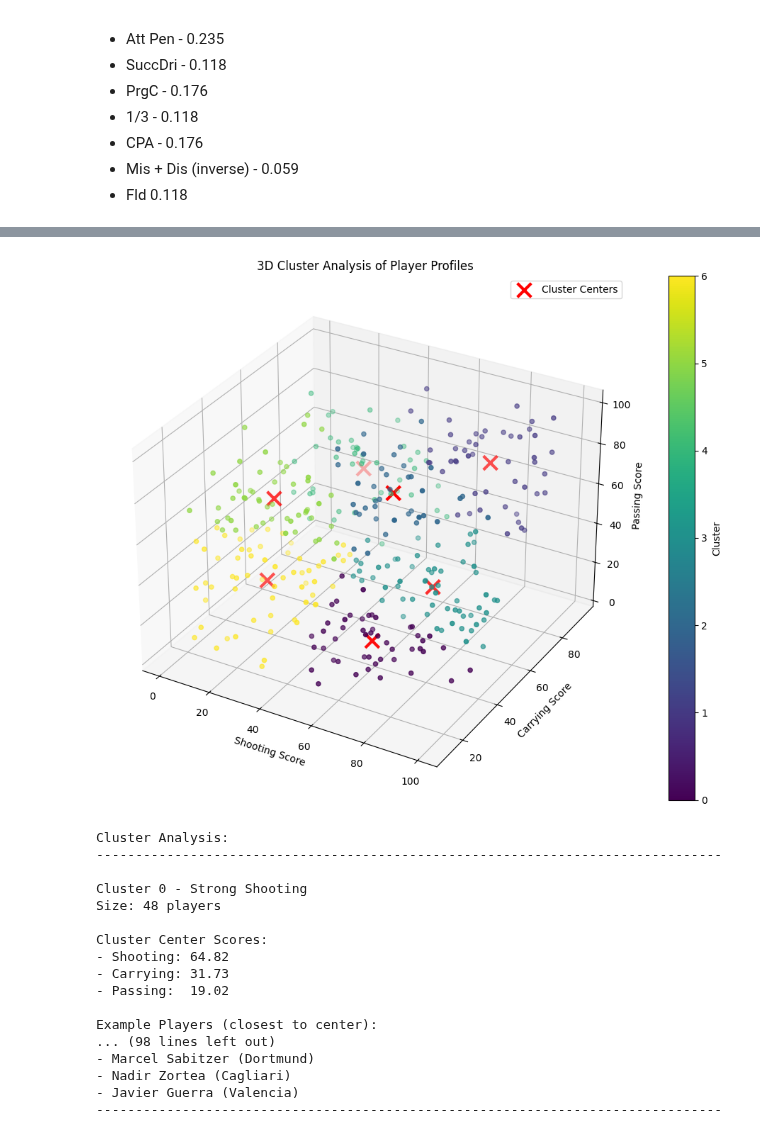
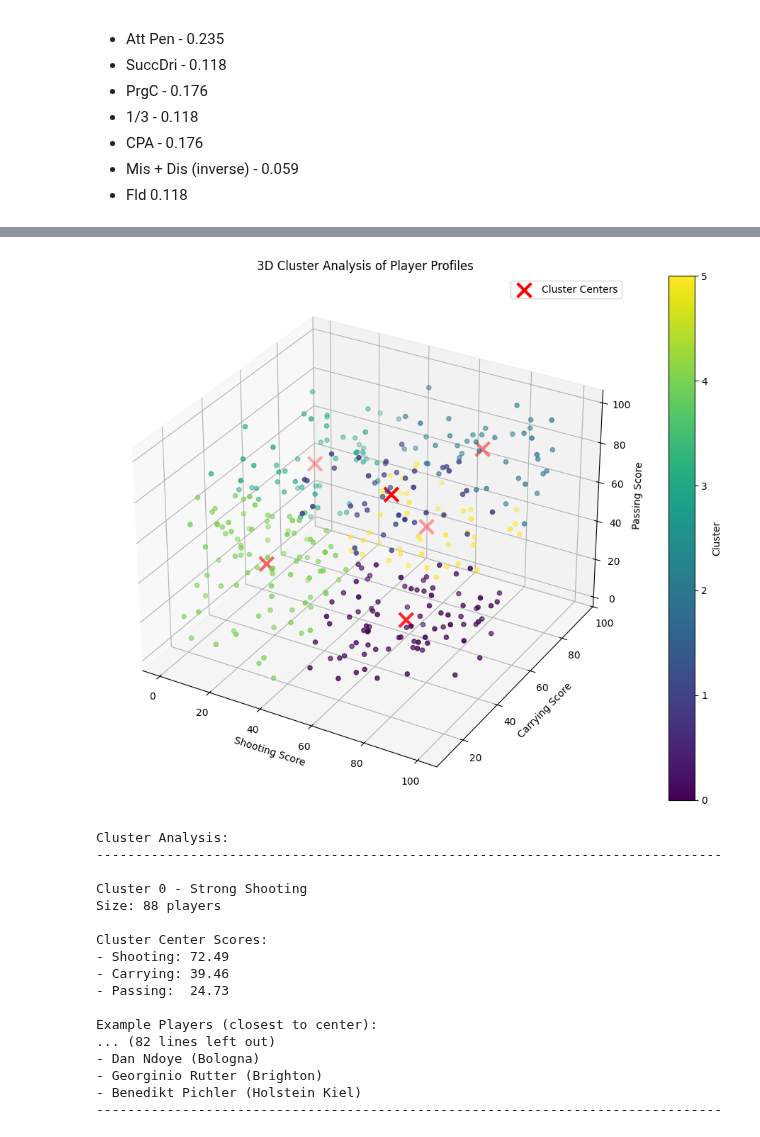
Before and after one commit to louis-porter/football-analytics, a Jupyter notebook: blog-posts/deep-dives/triple-threat-forwards/triple-threat-forwards.ipynb, the cells around one changed output, grey strips where cells are left out. Cells and saved outputs as stored; diff of their text form; code cells hidden in the pictures.

Commit message:
adjusted cluster and saved data

```diff
--- a/blog-posts/deep-dives/triple-threat-forwards/triple-threat-forwards.ipynb
+++ b/blog-posts/deep-dives/triple-threat-forwards/triple-threat-forwards.ipynb
@@ -201,7 +226,7 @@ def calculate_triple_threat(df, additional_players=None):
 
     # List of metrics to calculate percentiles for
     metrics = [
-        'touches_pa', 'succ_takeons', 'carries_final_third', 'carries_pa', 'prog_carries',
+        'touches_pa', 'succ_takeons', 'carries_final_third', 'carries_pa', 'prog_carries', "takeons_lead_to_shot",
         'fouls_drawn', 'passes_pa', 'passes_final_third', 'prog_passes', 'key_passes',
         'xAG', 'xA', 'npxG', 'shots'
     ]
@@ -230,14 +255,15 @@ def calculate_triple_threat(df, additional_players=None):
 
     # Calculate carrying score
     df_triple_threat.loc[:, 'carrying_score'] = (
-        df['touches_pa_percentile'] * 0.235 +
-        df['succ_takeons_percentile'] * 0.118 +
-        df['carries_final_third_percentile'] * 0.118 +
-        df['fouls_drawn_percentile'] * 0.118 +
-        df['carries_pa_percentile'] * 0.176 +
-        df['carry_losses_percentile'] * 0.059 +
-        df['prog_carries_percentile'] * 0.176
-    )
+        df['touches_pa_percentile'] * 0.211 +
+        df['succ_takeons_percentile'] * 0.106 +
+        df['carries_final_third_percentile'] * 0.106 +
+        df['fouls_drawn_percentile'] * 0.106 +
+        df['carries_pa_percentile'] * 0.158 +
+        df['carry_losses_percentile'] * 0.053 +
+        df['prog_carries_percentile'] * 0.158 +
+        df["takeons_lead_to_shot_percentile"] * 0.102
+        )
 
     # Calculate passing score
     df_triple_threat.loc[:, 'passing_score'] = (
@@ -395,12 +421,12 @@ scaler = StandardScaler()
 X_scaled = scaler.fit_transform(X)
 
 # Create initial centers with one forced carrying specialist
-initial_centers = np.zeros((7, 3))  # 8 clusters, 3 features
+initial_centers = np.zeros((6, 3))  # 8 clusters, 3 features
 # Set the carrying specialist center (in scaled space)
 #initial_centers[0] = [0, 2, 0]  # High carrying (2 std above mean), average others
 
 # Initialize KMeans with our initialization
-kmeans = KMeans(n_clusters=7, random_state=77, n_init=1, init=initial_centers)
+kmeans = KMeans(n_clusters=6, random_state=77, n_init=1, init=initial_centers)
 kmeans.fit(X_scaled)
 clusters = kmeans.labels_
 
@@ -414,7 +440,7 @@ centers_original = scaler.inverse_transform(centers_scaled)
 
 # Profile analysis for each cluster
 cluster_profiles = {}
-for i in range(7):
+for i in range(6):
     cluster_data = df_clustered[df_clustered['cluster'] == i]
 
     profile = {
@@ -503,48 +529,48 @@ print("-" * 80)
 for cluster_id, profile in cluster_profiles.items():
     print(f"\nCluster {cluster_id} - {profile['primary_attribute']}")
     print(f"Size: {profile['size']} players")
     print("\nCluster Center Scores:")
     print(f"- Shooting: {profile['center']['shooting_score']:.2f}")
     print(f"- Carrying: {profile['center']['carrying_score']:.2f}")
     print(f"- Passing:  {profile['center']['passing_score']:.2f}")
 
     print("\nExample Players (closest to center):")
     cluster_players = df_clustered[df_clustered['cluster'] == cluster_id]
 
     # Calculate distances and get top 5 closest players
     center = np.array([profile['center']['shooting_score'],
                       profile['center']['carrying_score'],
                       profile['center']['passing_score']])
 
     distances = []
     for idx, player in cluster_players.iterrows():
         point = np.array([player['shooting_score'],
                         player['carrying_score'],
                         player['passing_score']])
         distance = np.linalg.norm(point - center)
         distances.append((player['player'], player['team'], distance))
 
     distances.sort(key=lambda x: x[2])
     for player, team, dist in distances[:5]:
         print(f"- {player} ({team})")
 
     print("-" * 80)
 # %% [output]
-[figure, old version]
+[figure, new version]
 Cluster Analysis:
 --------------------------------------------------------------------------------
 
 Cluster 0 - Strong Shooting
-Size: 48 players
+Size: 88 players
 
 Cluster Center Scores:
-- Shooting: 64.82
-- Carrying: 31.73
-- Passing:  19.02
+- Shooting: 72.49
+- Carrying: 39.46
+- Passing:  24.73
 
 Example Players (closest to center):
-... (98 lines left out)
-- Marcel Sabitzer (Dortmund)
-- Nadir Zortea (Cagliari)
-- Javier Guerra (Valencia)
+... (82 lines left out)
+- Dan Ndoye (Bologna)
+- Georginio Rutter (Brighton)
+- Benedikt Pichler (Holstein Kiel)
 --------------------------------------------------------------------------------
```
Also changed, not shown: parts of 7 cells of this notebook, 1 other file.
